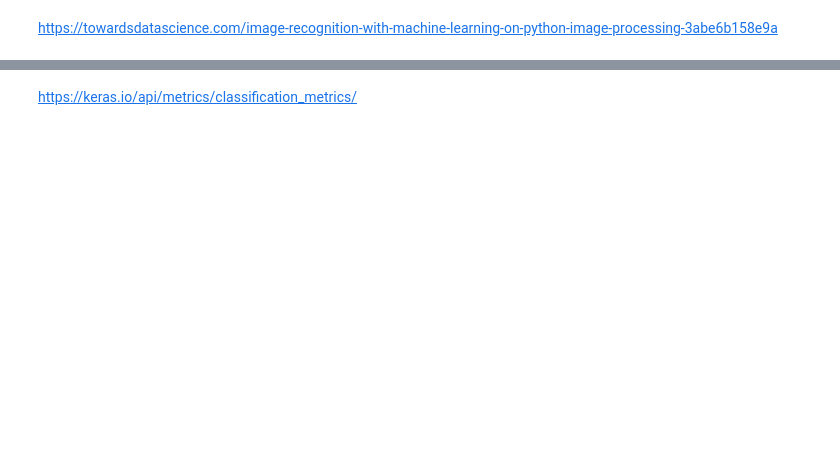
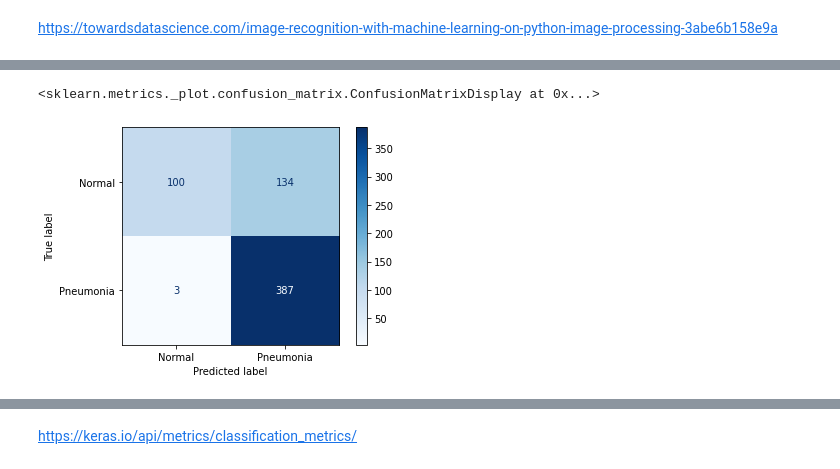
Before and after one commit to sepidehparhami/pneumonia-xray-cnn, a Jupyter notebook: pneumonia.ipynb, the cells around one changed output, grey strips where cells are left out. Drawn from its saved outputs; the diff is of its cells as text; code cells hidden in the pictures; blank space fills up the shorter version.

```diff
--- a/pneumonia.ipynb
+++ b/pneumonia.ipynb
@@ -99,16 +138,20 @@ for i in range(25):
 
 from keras_tuner import HyperModel
 from tensorflow.keras import Sequential
-from tensorflow.keras.layers import Conv2D
-from tensorflow.keras.layers import MaxPooling2D
-from tensorflow.keras.layers import Flatten
-from tensorflow.keras.layers import Dense
+from tensorflow.keras.layers import (
+    Conv2D,
+    MaxPooling2D,
+    Flatten,
+    Dense,
+    Dropout
+)
+
 
 class MyHyperModel(HyperModel):
     def build(self, hp):
         model = Sequential()
         model.add(Conv2D(filters=hp.Int('input_units',
-                             min_value=32,
+                             min_value=128,
                              max_value=128,
                              step=32),
                              kernel_size=(3, 3),
@@ -117,8 +160,10 @@ class MyHyperModel(HyperModel):
 
         model.add(MaxPooling2D((2,2)))
 
+        model.add(Dropout(0.2))
+
         model.add(Conv2D(filters=hp.Int('input_units',
-                             min_value=32,
+                             min_value=128,
                              max_value=128,
                              step=32),
                              kernel_size=(3, 3),
@@ -127,8 +172,10 @@ class MyHyperModel(HyperModel):
 
         model.add(MaxPooling2D((2,2)))
 
+        model.add(Dropout(0.2))
+
         model.add(Conv2D(filters=hp.Int('input_units',
-                             min_value=32,
+                             min_value=128,
                              max_value=128,
                              step=32),
                              kernel_size=(3, 3),
@@ -136,6 +183,8 @@ class MyHyperModel(HyperModel):
 
 
         model.add(MaxPooling2D((2,2)))
+
+        model.add(Dropout(0.2))
 
         model.add(Flatten())
 
@@ -174,14 +223,14 @@ early_stop_callback = tf.keras.callbacks.EarlyStopping(monitor='val_loss', mode=
 hypermodel = MyHyperModel()
 tuner_rs = kt.RandomSearch(
             hypermodel,
-            objective=kt.Objective("val_weighted_AUCPR", direction="max"),
+            objective=kt.Objective('val_loss', direction='min'),
             seed=0,
             max_trials=1,
             executions_per_trial=1)
 
 with tf.device('/GPU:0'):
     tuner_rs.search(train_ds,
-                    epochs=10,
+                    epochs=20,
                     verbose=1,
                     validation_data=val_ds,
                     class_weight=class_weights,
@@ -222,7 +273,8 @@ y_test = test_ds.labels
 # %%
-y_pred_binary = [1 if x > 0.95 else 0 for x in y_pred]
+y_pred_binary = [1 if x > 0.99 else 0 for x in y_pred]
 
-# [[TN, FP],[FN, TP]]
-print(tf.math.confusion_matrix(y_test, y_pred_binary)) # rows are true labels, columns are predicted
+# confusion matrix values are ordered as [[TN, FP],[FN, TP]]
+cm = tf.math.confusion_matrix(y_test, y_pred_binary)
+print(cm) # rows are true labels, columns are predicted
 # %% [output]
 tf.Tensor(
@@ -242,4 +294,11 @@ print(classification_report(y_test, y_pred_binary))
 weighted avg       0.87      0.87      0.87       624
+# %%
+from sklearn.metrics import ConfusionMatrixDisplay, confusion_matrix
+cm = confusion_matrix(y_test, y_pred_binary)
+ConfusionMatrixDisplay(cm, display_labels=["Normal", "Pneumonia"]).plot(cmap="Blues")
+# %% [output]
+<sklearn.metrics._plot.confusion_matrix.ConfusionMatrixDisplay at 0x...>
+[figure, added]
 # %%
 import matplotlib.pyplot as plt
 import seaborn as sns
```
Also changed, not shown: parts of 26 cells of this notebook.
